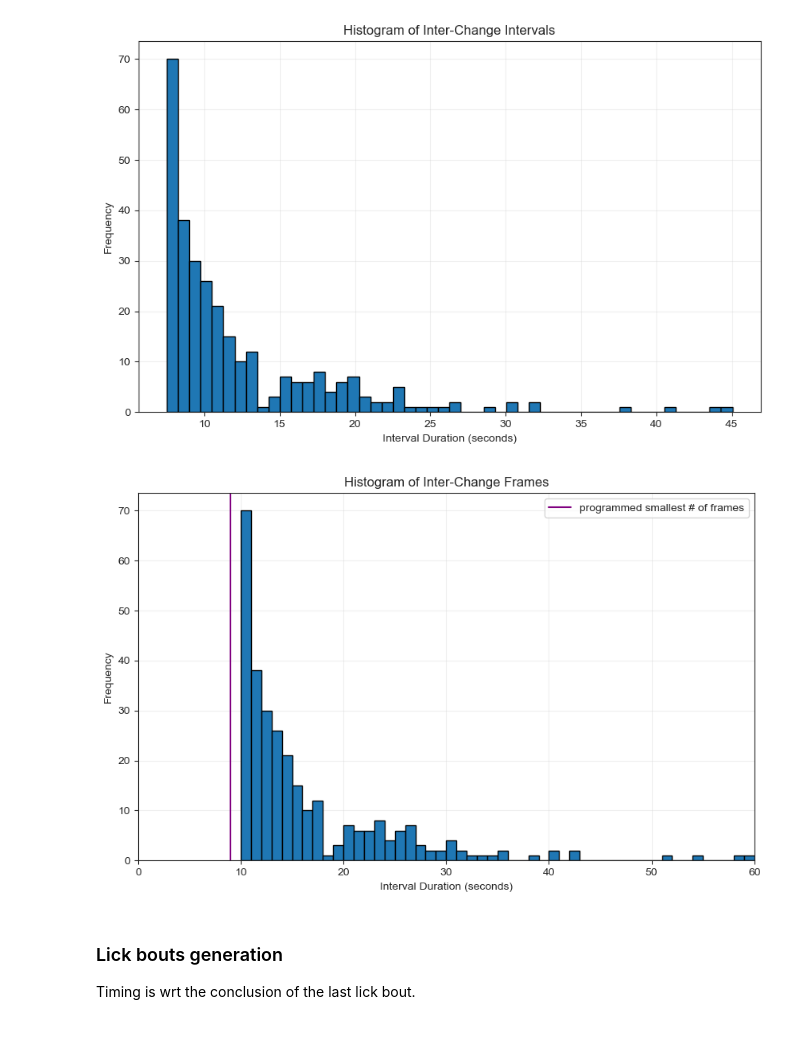
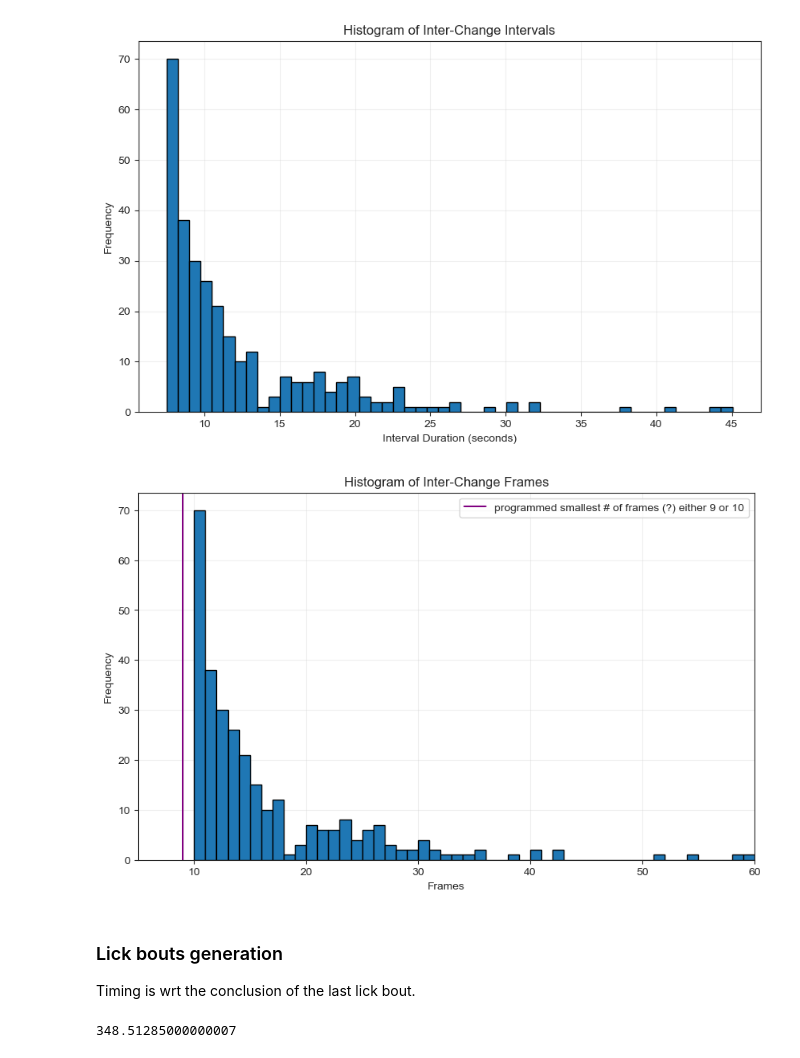
Before and after one commit to cici-xingyu-zheng/swdb_2024_strategy, a Jupyter notebook: test_local_sesion_load.ipynb, the cells around one changed output. Drawn from its saved outputs; the diff is of its cells as text; code cells hidden in the pictures.

```diff
--- a/test_local_sesion_load.ipynb
+++ b/test_local_sesion_load.ipynb
@@ -607,16 +595,16 @@ plt.show()
 # %%
 plt.figure(figsize=(10, 6))
 plt.hist(inter_change_frames, bins=50, edgecolor='black')
 plt.title('Histogram of Inter-Change Frames')
-plt.xlabel('Interval Duration (seconds)')
+plt.xlabel('Frames')
 plt.ylabel('Frequency')
 plt.axvline(x = 9, ymin = 0, ymax = 75, color = 'purple', label= 'programmed smallest # of frames (?) either 9 or 10')
 plt.grid(True, alpha=0.3)
 plt.legend()
-plt.xlim([0, 60])
+plt.xlim([5, 60])
 plt.show()
 # %% [output]
-[figure, old version]
+[figure, new version]
 # %% [markdown]
 ### Lick bouts generation
 
@@ -623,0 +614,4 @@ Timing is wrt the conclusion of the last lick bout.
+# %%
+ili.max()
+# %% [output]
+348.51285000000007
```
Also changed, not shown: parts of 16 cells of this notebook, 5 other files.
